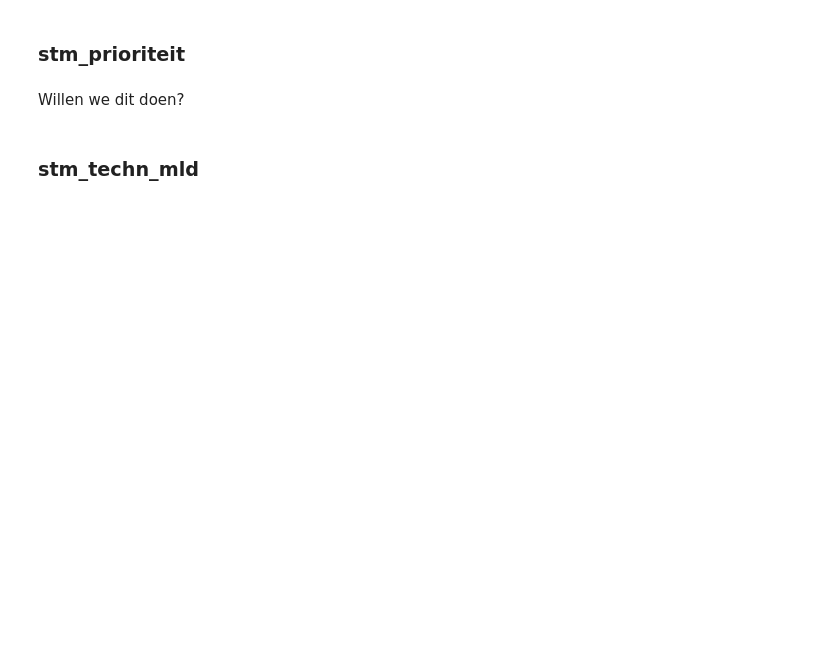
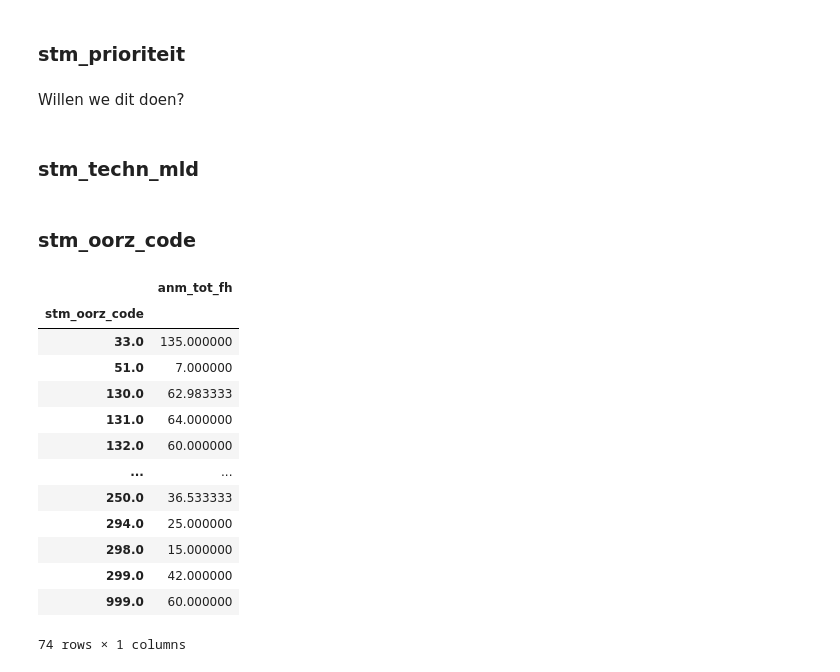
Before and after one commit to GuuscoNL/data-driven-business, a Jupyter notebook: DataExploration.ipynb, the cells around one changed output. Cells and saved outputs as stored; diff of their text form; code cells hidden in the pictures; blank space fills up the shorter version.

```diff
--- a/DataExploration.ipynb
+++ b/DataExploration.ipynb
@@ -261,3 +376,23 @@ techncl_dict = {'':1, 'S':1,'B':1,'K':1,'E':1,'T':1,'X':1,'I':1,
                 'M':2,'A':2,
                 'H':3}
 df['techn_cluster'] = df['stm_techn_mld'].apply(lambda x: techncl_dict[x])
+# %% [markdown]
+### stm_oorz_code
+# %%
+grouped = df[['stm_oorz_code', 'anm_tot_fh']].groupby(['stm_oorz_code']).median()
+grouped
+# %% [output]
+|  | anm_tot_fh |
+| stm_oorz_code |  |
+| 33.0 | 135.000000 |
+| 51.0 | 7.000000 |
+| 130.0 | 62.983333 |
+| 131.0 | 64.000000 |
+| 132.0 | 60.000000 |
+| ... | ... |
+| 250.0 | 36.533333 |
+| 294.0 | 25.000000 |
+| 298.0 | 15.000000 |
+| 299.0 | 42.000000 |
+| 999.0 | 60.000000 |
+74 rows × 1 columns
```
Also changed, not shown: parts of 20 cells of this notebook, 1 other file.
